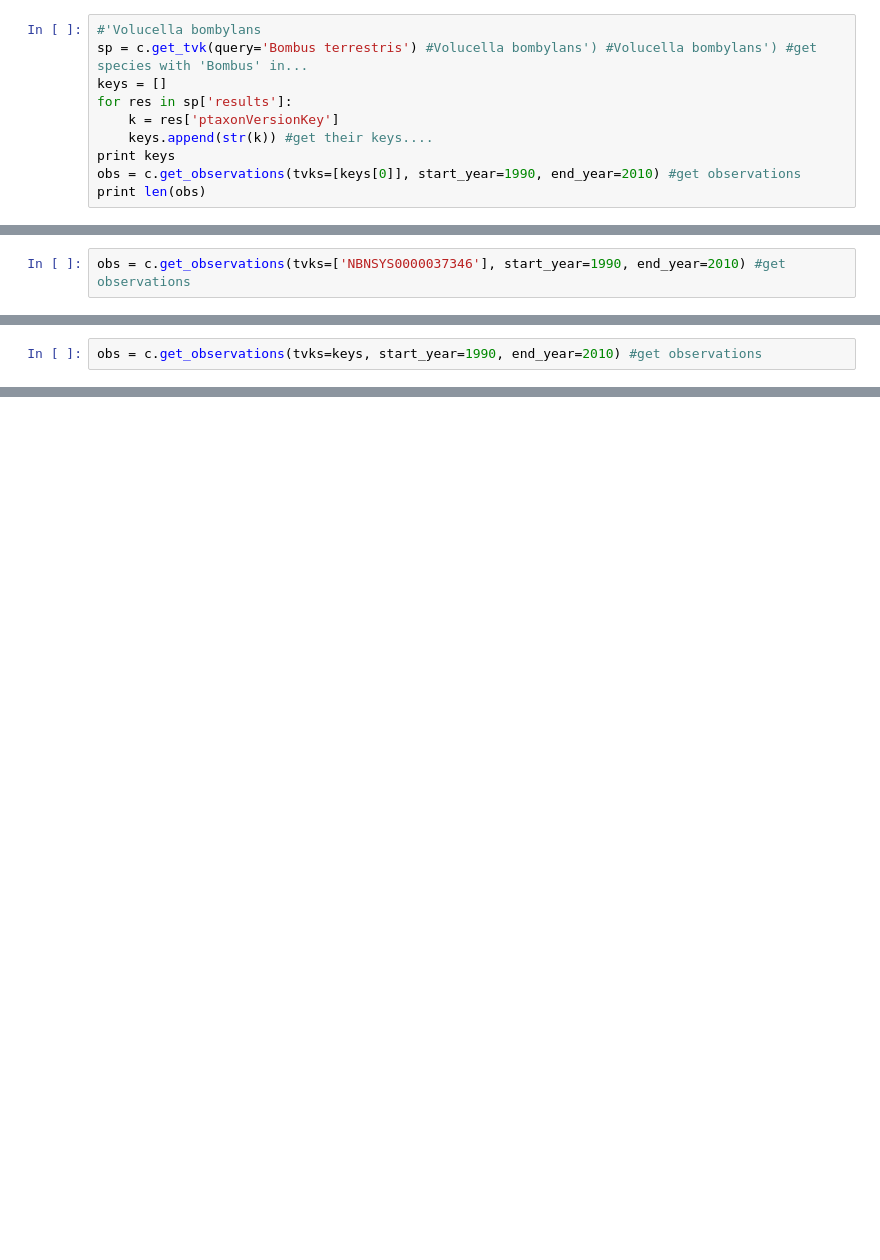
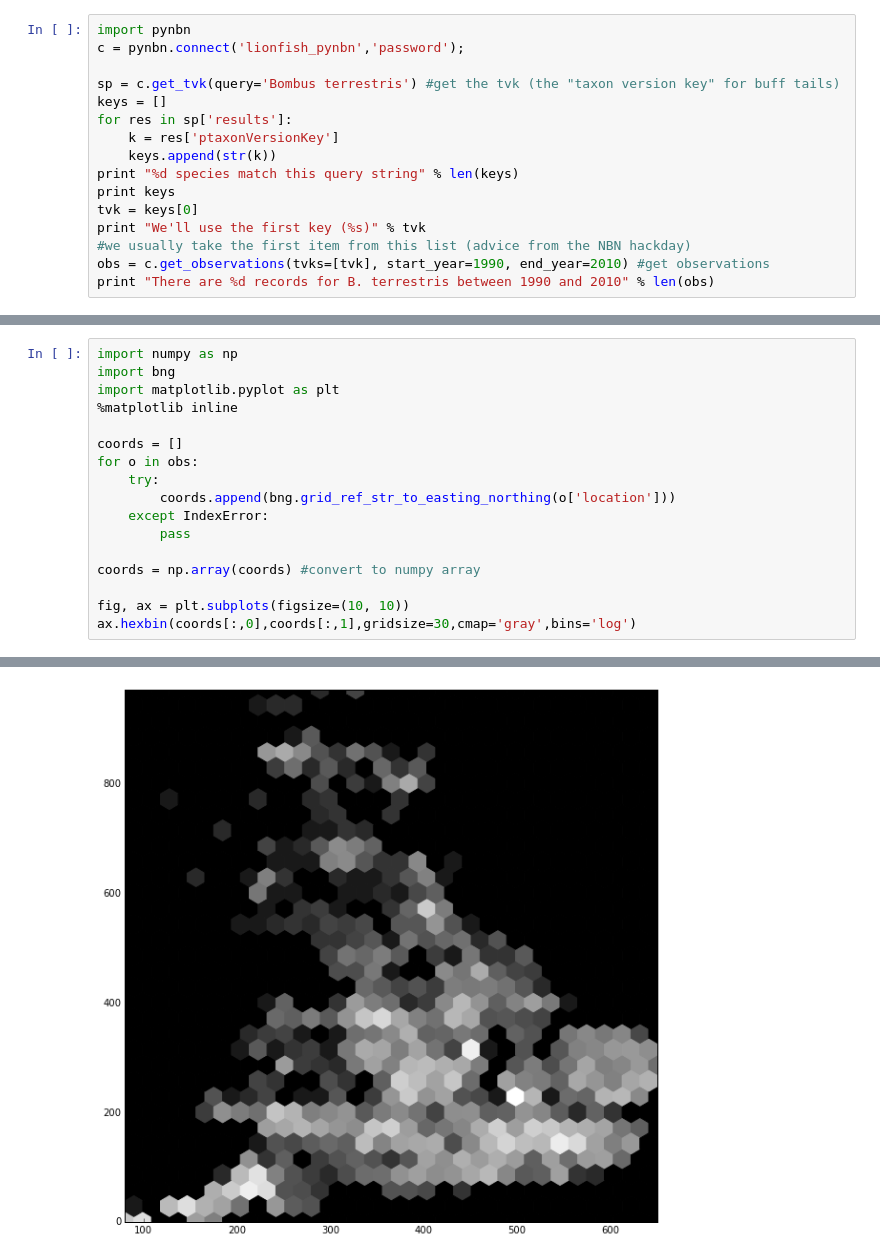
Before and after one commit to lionfish0/pynbn, a Jupyter notebook: Test.ipynb, the cells around one changed output, grey strips where cells are left out. Drawn from its saved outputs; the diff is of its cells as text; blank space fills up the shorter version.

```diff
--- a/Test.ipynb
+++ b/Test.ipynb
@@ -58,10 +7,16 @@ res
 # %%
-#'Volucella bombylans
-sp = c.get_tvk(query='Bombus terrestris') #Volucella bombylans') #Volucella bombylans') #get species with 'Bombus' in...
+import pynbn
+c = pynbn.connect('lionfish_pynbn','password');
+
+sp = c.get_tvk(query='Bombus terrestris') #get the tvk (the "taxon version key" for buff tails)
 keys = []
 for res in sp['results']:
     k = res['ptaxonVersionKey']
-    keys.append(str(k)) #get their keys....
+    keys.append(str(k))
+print "%d species match this query string" % len(keys)
 print keys
-obs = c.get_observations(tvks=[keys[0]], start_year=1990, end_year=2010) #get observations
-print len(obs)
+tvk = keys[0]
+print "We'll use the first key (%s)" % tvk
+#we usually take the first item from this list (advice from the NBN hackday)
+obs = c.get_observations(tvks=[tvk], start_year=1990, end_year=2010) #get observations
+print "There are %d records for B. terrestris between 1990 and 2010" % len(obs)
@@ -68,2 +28,0 @@ print len(obs)
-# %%
-obs = c.get_observations(tvks=['NBNSYS0000037346'], start_year=1990, end_year=2010) #get observations
@@ -72,2 +28,0 @@ len(obs)
-# %%
-obs = c.get_observations(tvks=keys, start_year=1990, end_year=2010) #get observations
@@ -73,0 +33,18 @@ obs = c.get_observations(tvks=keys, start_year=1990, end_year=2010) #get observa
+# %%
+import numpy as np
+import bng
+import matplotlib.pyplot as plt
+%matplotlib inline
+
+coords = []
+for o in obs:
+    try:
+        coords.append(bng.grid_ref_str_to_easting_northing(o['location']))
+    except IndexError:
+        pass
+
+coords = np.array(coords) #convert to numpy array
+
+fig, ax = plt.subplots(figsize=(10, 10))
+ax.hexbin(coords[:,0],coords[:,1],gridsize=30,cmap='gray',bins='log')
+# %% [output]
@@ -73,0 +52 @@ obs = c.get_observations(tvks=keys, start_year=1990, end_year=2010) #get observa
+[figure, added]
```
Also changed, not shown: parts of 14 cells of this notebook, 1 other file.
